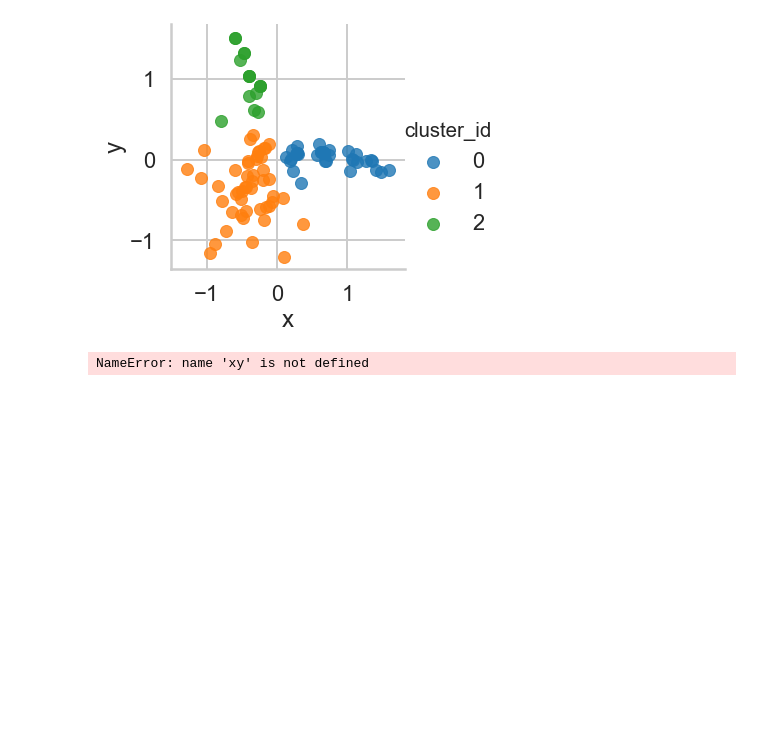
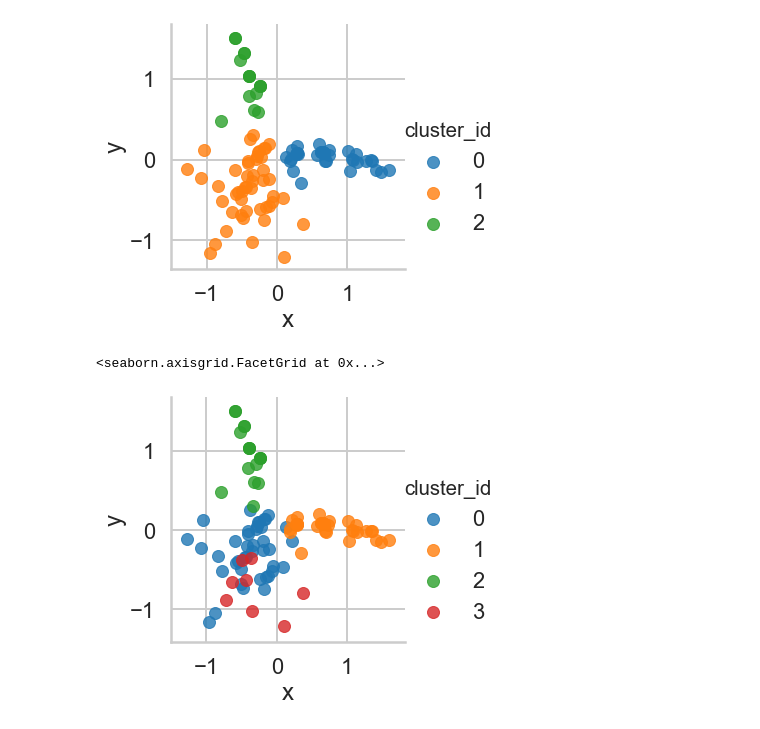
Before and after one commit to neeharikasinha/Mini-Projects, a Jupyter notebook: Mini_Project_Clustering.ipynb, the cells around one changed output. Saved outputs shown, nothing was run; the diff lists cells and outputs as text; code cells hidden in the pictures; blank space fills up the shorter version.

```diff
--- a/Mini_Project_Clustering.ipynb
+++ b/Mini_Project_Clustering.ipynb
@@ -498,11 +498,12 @@ sns.lmplot('x', 'y', data=df_sc, hue='cluster_id', fit_reg=False)
 # %%
 from sklearn.cluster import AgglomerativeClustering
 ac = AgglomerativeClustering(n_clusters=4, linkage="ward")
 cluster_labels = ac.fit_predict(x_cols)
-df_ac = pd.DataFrame({"cluster_id": cluster_labels, "x": pca_xy[:,0], "y": xy[:,1]})
+df_ac = pd.DataFrame({"cluster_id": cluster_labels, "x": pca_xy[:,0], "y": pca_xy[:,1]})
 sns.lmplot('x', 'y', data=df_ac, hue='cluster_id', fit_reg=False)
 # %% [output]
-NameError: name 'xy' is not defined
+<seaborn.axisgrid.FacetGrid at 0x...>
+[figure, added]
 # %%
 from sklearn.cluster import DBSCAN
 db = DBSCAN(eps=2, min_samples=2, leaf_size=10, algorithm="kd_tree")
```
Also changed, not shown: parts of 1 cell of this notebook.
